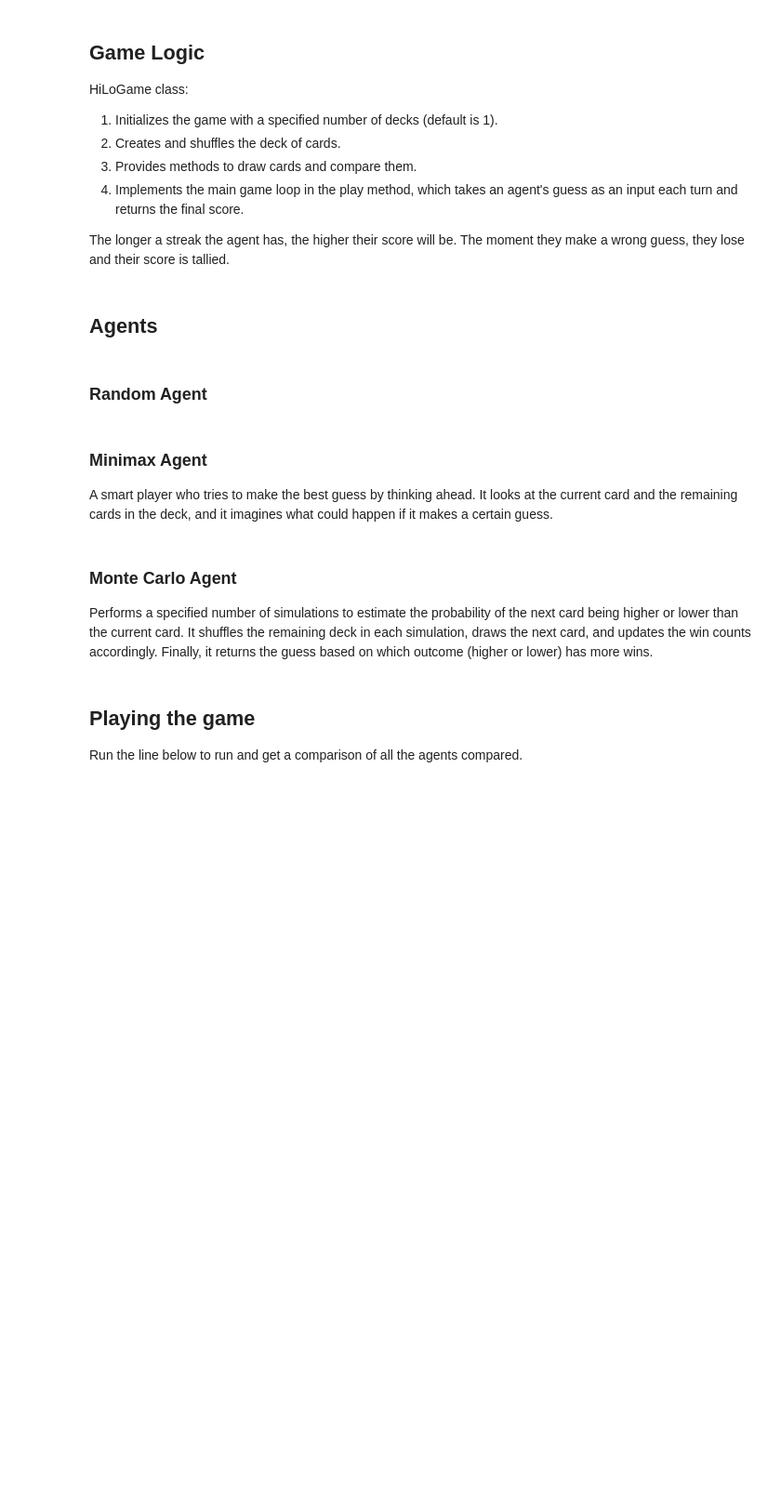
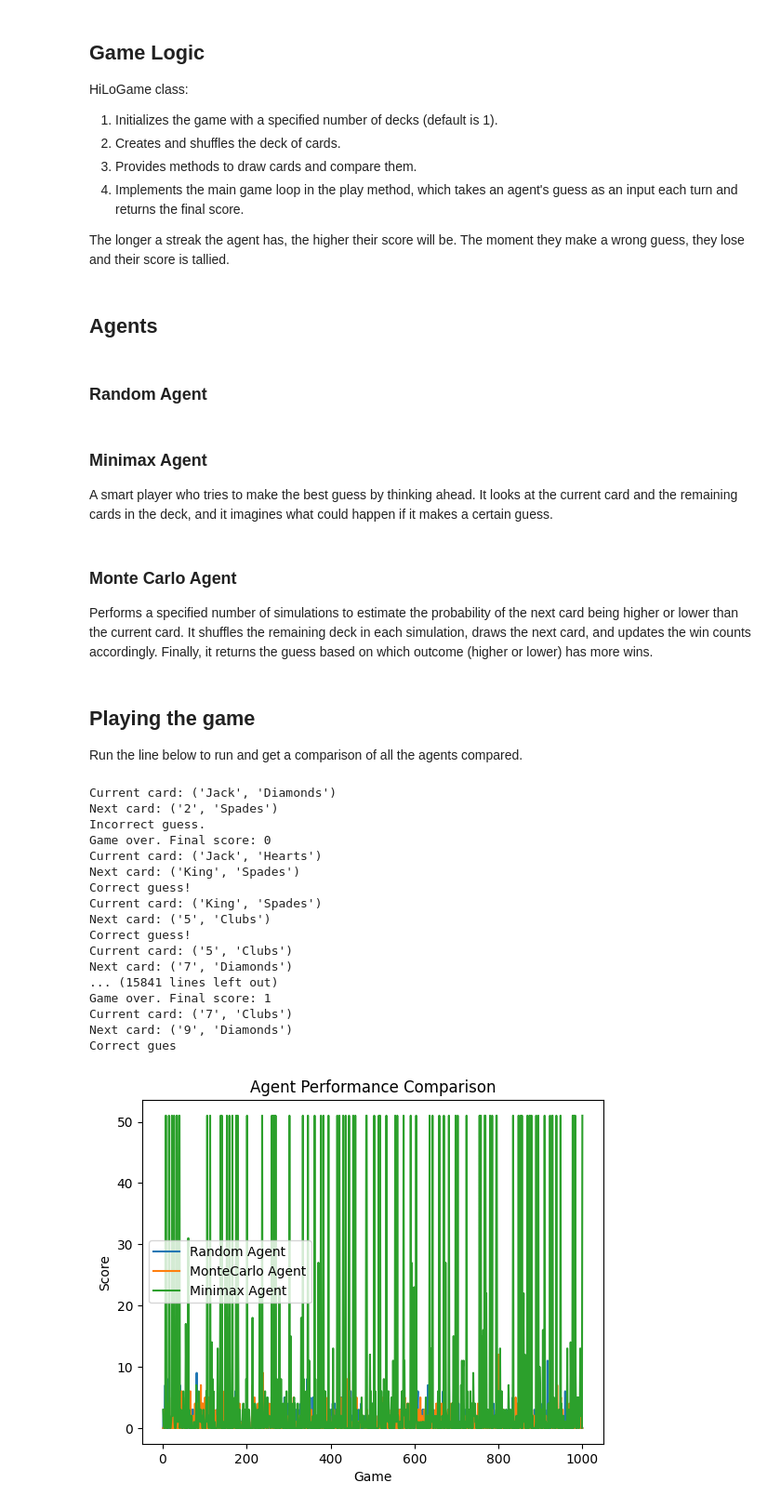
Before and after one commit to panchi64/ai-hw, a Jupyter notebook: hw-5/Group B - Programming Assignment 4.ipynb, the cells around one changed output. Shown at 93% size. Drawn from its saved outputs; the diff is of its cells as text; code cells hidden in the pictures; blank space fills up the shorter version.

```diff
--- a/hw-5/Group B - Programming Assignment 4.ipynb
+++ b/hw-5/Group B - Programming Assignment 4.ipynb
@@ -47,7 +47,7 @@ class HiLoGame:
         while self.current_card is not None:
             print(f"Current card: {self.current_card}")
 
-            if isinstance(agent, MinimaxAgent) | isinstance(agent, MonteCarloAgent):
+            if isinstance(agent, MinimaxAgent) or isinstance(agent, MonteCarloAgent):
                 guess = agent.make_guess(self.current_card, self.deck)
             else:
                 guess = agent.make_guess(self.current_card)
@@ -104,8 +104,8 @@ class MinimaxAgent:
                 next_card = deck[0]
                 next_deck = deck[1:]
                 score = self.calculate_reward(current_card, next_card, guess)
-                _, _ = self.minimax(next_card, next_deck, depth - 1, False)
-                score += _
+                next_score, _ = self.minimax(next_card, next_deck, depth - 1, False)
+                score += next_score
                 if score > max_score:
                     max_score = score
                     best_guess = guess
@@ -117,8 +117,8 @@ class MinimaxAgent:
                 next_card = deck[0]
                 next_deck = deck[1:]
                 score = self.calculate_reward(current_card, next_card, guess)
-                _, _ = self.minimax(next_card, next_deck, depth - 1, True)
-                score += _
+                next_score, _ = self.minimax(next_card, next_deck, depth - 1, True)
+                score += next_score
                 if score < min_score:
                     min_score = score
                     best_guess = guess
@@ -185,32 +185,51 @@ def print_statistics(agent_scores):
         avg_score = total_score / num_games
         print(f"\nAgent: {agent_name}")
         print(f"Number of games played: {num_games}")
         print(f"Total score: {total_score}")
         print(f"Average score per game: {avg_score:.2f}")
 
 def compare_agents(num_games, agents):
     agent_scores = {}
     for agent_name, agent in agents.items():
         scores = run_simulation(num_games, agent)
         agent_scores[agent_name] = scores
     return agent_scores
 
 def plot_agent_comparison(agent_scores):
     for agent_name, scores in agent_scores.items():
         plt.plot(range(1, len(scores) + 1), scores, label=agent_name)
     plt.xlabel('Game')
     plt.ylabel('Score')
     plt.title('Agent Performance Comparison')
     plt.legend()
     plt.show()
 
 if __name__ == "__main__":
-    num_games = 100  # Set the number of games to play
+    num_games = 1000  # Set the number of games to play
     agents = {
         'Random Agent': RandomAgent(),
+        'MonteCarlo Agent': MonteCarloAgent(1000),
         'Minimax Agent': MinimaxAgent(2),
-        'MonteCarlo Agent': MonteCarloAgent(5),
     }
     agent_scores = compare_agents(num_games, agents)
     print_statistics(agent_scores)
     plot_agent_comparison(agent_scores)
+# %% [output]
+Current card: ('Jack', 'Diamonds')
+Next card: ('2', 'Spades')
+Incorrect guess.
+Game over. Final score: 0
+Current card: ('Jack', 'Hearts')
+Next card: ('King', 'Spades')
+Correct guess!
+Current card: ('King', 'Spades')
+Next card: ('5', 'Clubs')
+Correct guess!
+Current card: ('5', 'Clubs')
+Next card: ('7', 'Diamonds')
+... (15841 lines left out)
+Game over. Final score: 1
+Current card: ('7', 'Clubs')
+Next card: ('9', 'Diamonds')
+Correct gues
+[figure, added]
```
